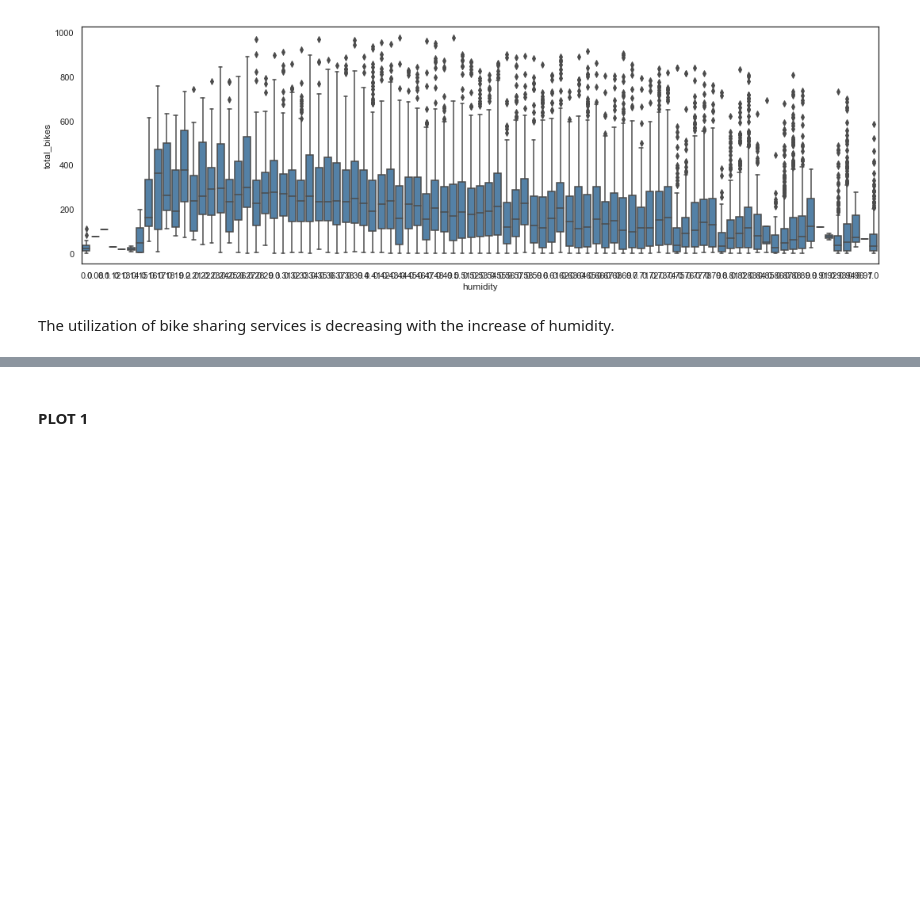
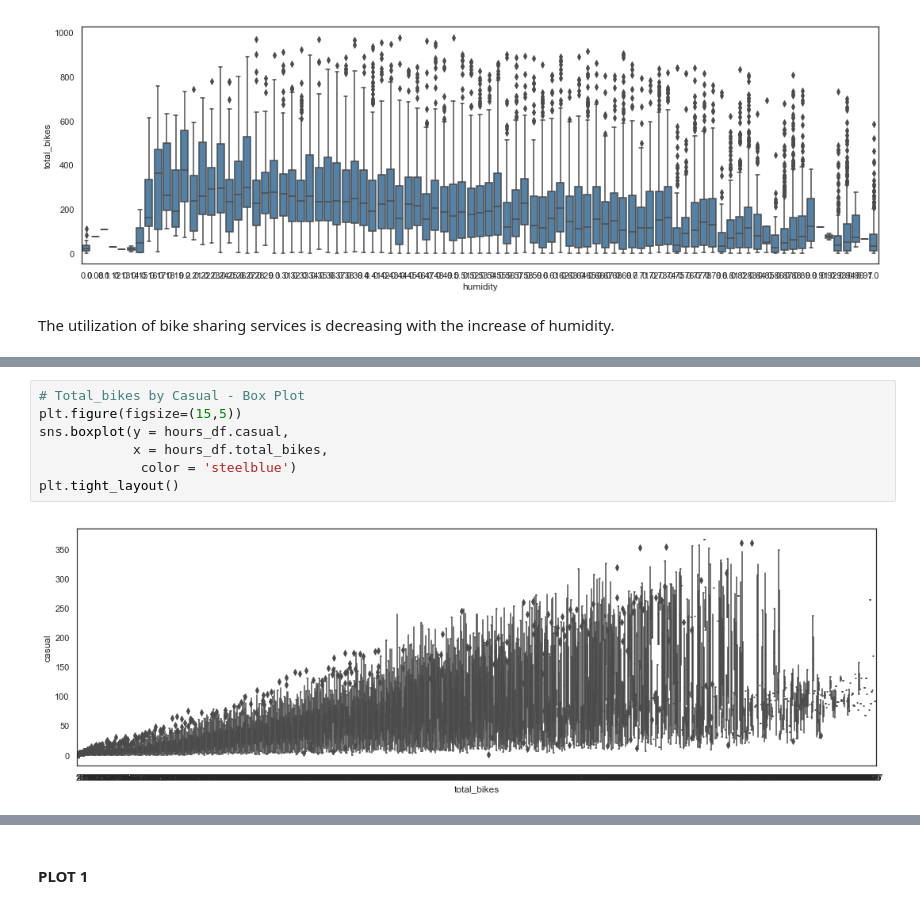
Before and after one commit to stsentemeidis/Bike_Sharing_Washington, a Jupyter notebook: MASTER.ipynb, the cells around one changed output, grey strips where cells are left out. Saved outputs shown, nothing was run; the diff lists cells and outputs as text; blank space fills up the shorter version.

```diff
--- a/MASTER.ipynb
+++ b/MASTER.ipynb
@@ -644,0 +678,9 @@ The utilization of bike sharing services is decreasing with the increase of humi
+# %%
+# Total_bikes by Casual - Box Plot
+plt.figure(figsize=(15,5))
+sns.boxplot(y = hours_df.casual,
+            x = hours_df.total_bikes,
+             color = 'steelblue')
+plt.tight_layout()
+# %% [output]
+[figure, added]
```
Also changed, not shown: parts of 21 cells of this notebook.
